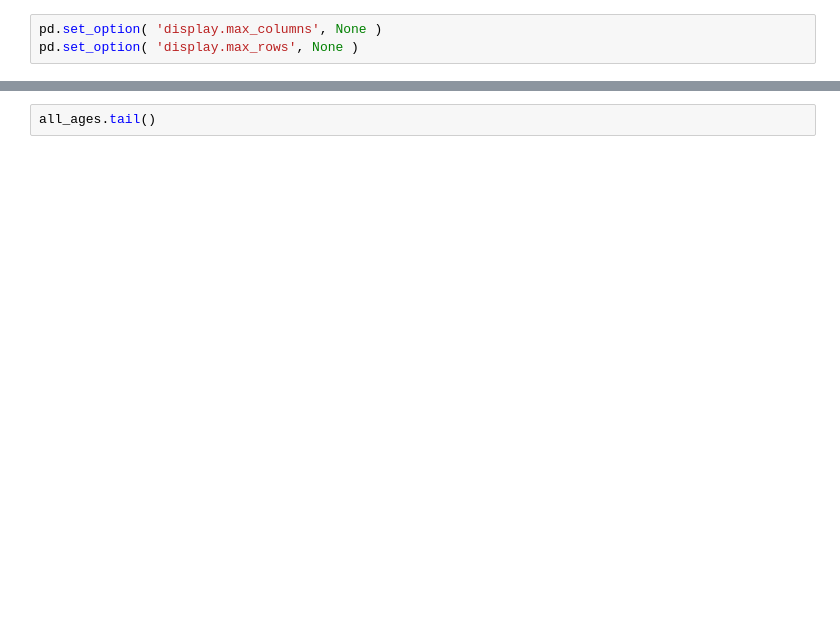
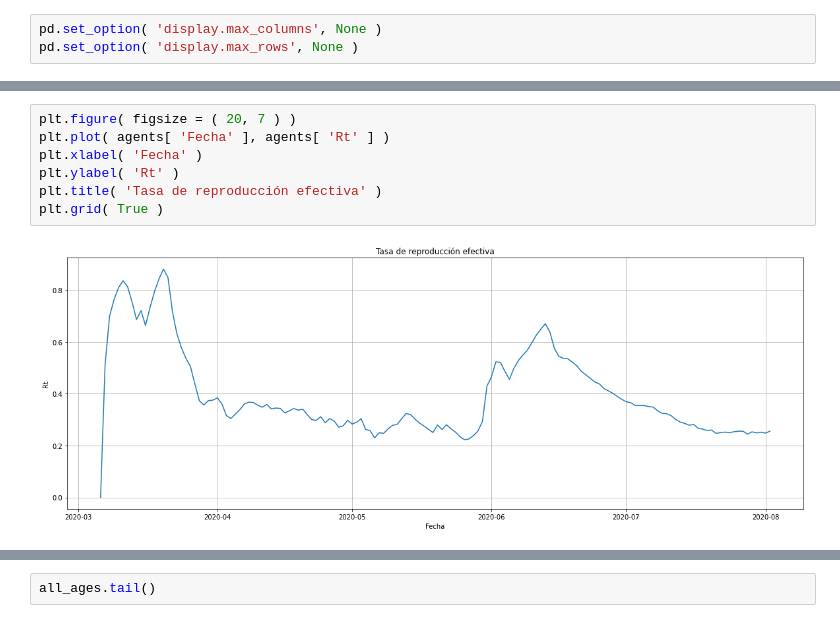
Before and after one commit to andrespd1/siscovid, a Jupyter notebook: Agents.ipynb, the cells around one changed output, grey strips where cells are left out. Saved outputs shown, nothing was run; the diff lists cells and outputs as text; blank space fills up the shorter version.

```diff
--- a/Agents.ipynb
+++ b/Agents.ipynb
@@ -63,0 +119,9 @@ agents.tail( 5 )
+# %%
+plt.figure( figsize = ( 20, 7 ) )
+plt.plot( agents[ 'Fecha' ], agents[ 'Rt' ] )
+plt.xlabel( 'Fecha' )
+plt.ylabel( 'Rt' )
+plt.title( 'Tasa de reproducción efectiva' )
+plt.grid( True )
+# %% [output]
+[figure, added]
```
Also changed, not shown: parts of 51 cells of this notebook, 29 other files.
